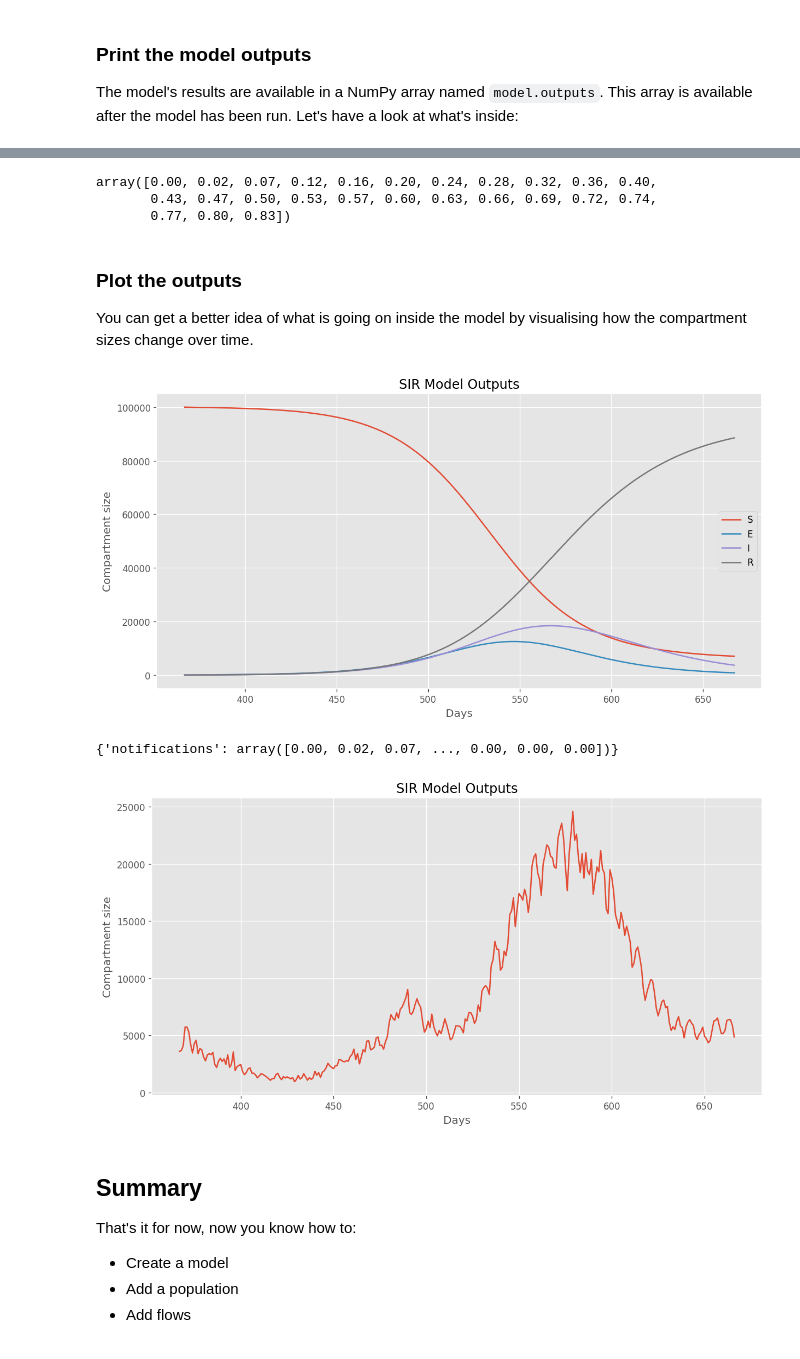
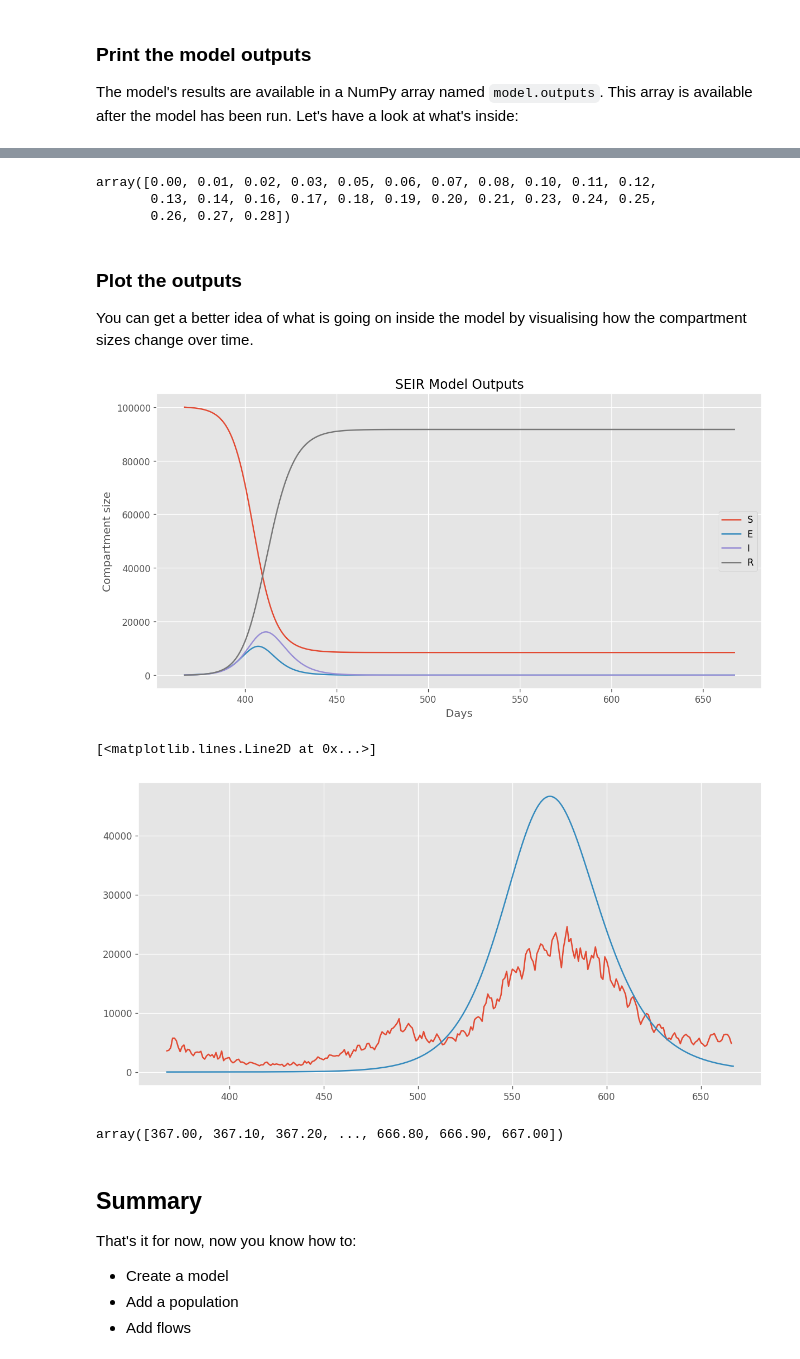
Before and after one commit to monash-emu/AuTuMN, a Jupyter notebook: notebooks/capacity_building/1-basic-model.ipynb, the cells around one changed output, grey strips where cells are left out. Drawn from its saved outputs; the diff is of its cells as text; code cells hidden in the pictures.

```diff
--- a/notebooks/capacity_building/1-basic-model.ipynb
+++ b/notebooks/capacity_building/1-basic-model.ipynb
@@ -308,7 +306,7 @@ Initially the model compartments are all empty. Let's add:
 - 100 in the infectious (I) compartment.
 # %%
 # Add people to the model
-model.set_initial_population(distribution={"S": 100000, "E": 0, "I": 100})
+model.set_initial_population(distribution={"S": 3.2e7, "E": 0, "I": 100})
 
 # View the initial population
 model.initial_population
@@ -324,7 +322,7 @@ Now, let's add some flows for people to transition between the compartments. The
 - a recovery flow from I to R
 # %%
 # Susceptible people can get infected.
-model.add_infection_frequency_flow(name="infection", contact_rate=0.12, source="S", dest="E")
+model.add_infection_frequency_flow(name="infection", contact_rate=0.2, source="S", dest="E")
 
 # Expose people transition to infected.
 model.add_transition_flow(name="progression", fractional_rate=1/15, source="E", dest="I")
@@ -376,16 +374,16 @@ array([[100000.00, 0.00, 100.00, 0.00],
 # %%
 model.derived_outputs["notifications"][:25]
 # %% [output]
-array([0.00, 0.02, 0.07, 0.12, 0.16, 0.20, 0.24, 0.28, 0.32, 0.36, 0.40,
-       0.43, 0.47, 0.50, 0.53, 0.57, 0.60, 0.63, 0.66, 0.69, 0.72, 0.74,
-       0.77, 0.80, 0.83])
+array([0.00, 0.01, 0.02, 0.03, 0.05, 0.06, 0.07, 0.08, 0.10, 0.11, 0.12,
+       0.13, 0.14, 0.16, 0.17, 0.18, 0.19, 0.20, 0.21, 0.23, 0.24, 0.25,
+       0.26, 0.27, 0.28])
 # %% [markdown]
 ### Plot the outputs
 
 You can get a better idea of what is going on inside the model by visualising how the compartment sizes change over time.
 # %%
 # Visualize the results.
-subplot = {"title": "SIR Model Outputs", "xlabel": "Days", "ylabel": "Compartment size"}
+subplot = {"title": "SEIR Model Outputs", "xlabel": "Days", "ylabel": "Compartment size"}
 fig, ax = plt.subplots(1, 1, figsize=(12, 6), dpi=120, subplot_kw=subplot)
 
 for compartment in output_df: # Loop over each compartment.
@@ -394,14 +392,18 @@ for compartment in output_df: # Loop over each compartment.
 ax.legend(["S", "E", "I", "R"])
 plt.show();
 # %% [output]
-[figure, old version]
+[figure, new version]
 # %%
-fig, ax = plt.subplots(1, 1, figsize=(12, 6), dpi=120, subplot_kw=subplot)
-ax.plot(xrange, target)  # Plot the MoH target values.
-model.derived_outputs
+fig, ax = plt.subplots(1, 1, figsize=(12, 6), dpi=120)
+ax.plot(xrange, target)  # Plot the MoH target values
+ax.plot(model.times, model.derived_outputs["notifications"])
 # %% [output]
-{'notifications': array([0.00, 0.02, 0.07, ..., 0.00, 0.00, 0.00])}
+[<matplotlib.lines.Line2D at 0x...>]
-[figure, old version]
+[figure, new version]
+# %%
+model.times
+# %% [output]
+array([367.00, 367.10, 367.20, ..., 666.80, 666.90, 667.00])
 # %% [markdown]
 ## Summary
 
```
Also changed, not shown: parts of 5 cells of this notebook.
